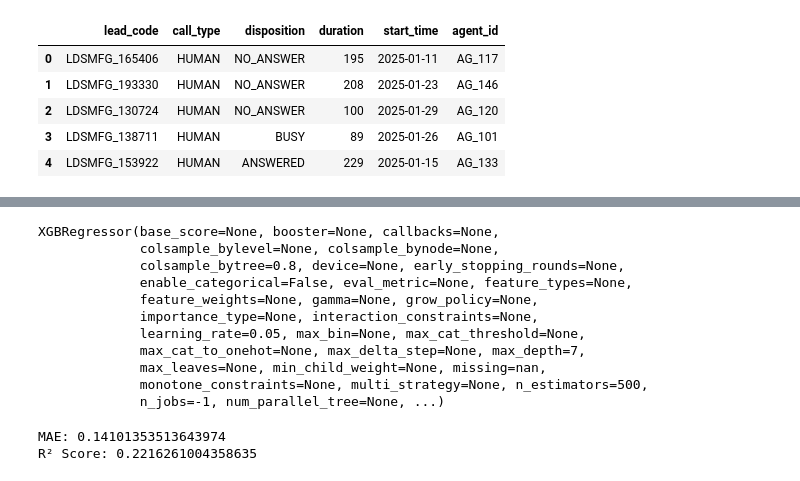
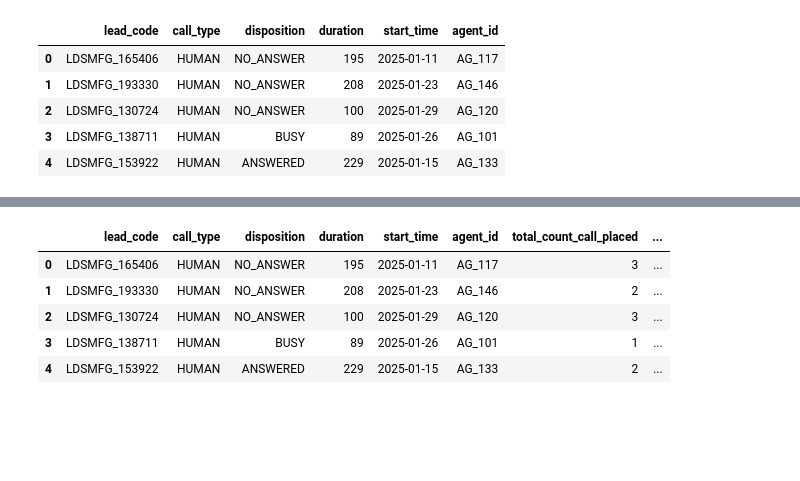
Before and after one commit to Abhishek603124/CredResolve, a Jupyter notebook: credresolve.ipynb, the cells around one changed output, grey strips where cells are left out. Saved outputs shown, nothing was run; the diff lists cells and outputs as text; code cells hidden in the pictures; blank space fills up the shorter version.

```diff
--- a/credresolve.ipynb
+++ b/credresolve.ipynb
@@ -371,38 +199,12 @@ X_test = test.drop(columns=['id', 'lead_code'])
-# %%
-from sklearn.model_selection import train_test_split
-from xgboost import XGBRegressor
-X_train, X_val, y_train, y_val = train_test_split(X, y, test_size=0.18, random_state=42)
-
-model = XGBRegressor(
-    n_estimators=500,
-    learning_rate=0.05,
-    max_depth=7,
-    subsample=0.8,
-    colsample_bytree=0.8,
-    n_jobs=-1
-)
-
-model.fit(X_train, y_train)
-# %% [output]
-XGBRegressor(base_score=None, booster=None, callbacks=None,
-             colsample_bylevel=None, colsample_bynode=None,
-             colsample_bytree=0.8, device=None, early_stopping_rounds=None,
-             enable_categorical=False, eval_metric=None, feature_types=None,
-             feature_weights=None, gamma=None, grow_policy=None,
-             importance_type=None, interaction_constraints=None,
-             learning_rate=0.05, max_bin=None, max_cat_threshold=None,
-             max_cat_to_onehot=None, max_delta_step=None, max_depth=7,
-             max_leaves=None, min_child_weight=None, missing=nan,
-             monotone_constraints=None, multi_strategy=None, n_estimators=500,
-             n_jobs=-1, num_parallel_tree=None, ...)
-# %%
-from sklearn.metrics import mean_absolute_error,r2_score
-y_pred = model.predict(X_val)
-mae = mean_absolute_error(y_val, y_pred)
-r2 = r2_score(y_val, y_pred)
-
-print("MAE:", mae)
-print("R² Score:", r2)
-# %% [output]
-MAE: 0.14101353513643974
-R² Score: 0.2216261004358635
+# %%
+df_call_placed["total_count_call_placed"] = df_call_placed.groupby("lead_code")["disposition"].transform("count")
+df_call_placed["answered_calls_count"] = (df_call_placed["disposition"]=="ANSWERED").groupby(df_call_placed["lead_code"]).transform("sum")
+df_call_placed["average_duration"] = df_call_placed.groupby("lead_code")["duration"].transform("mean")
+df_call_placed.head()
+# %% [output]
+|  | lead_code | call_type | disposition | duration | start_time | agent_id | total_count_call_placed | ... |
+| 0 | LDSMFG_165406 | HUMAN | NO_ANSWER | 195 | 2025-01-11 | AG_117 | 3 | ... |
+| 1 | LDSMFG_193330 | HUMAN | NO_ANSWER | 208 | 2025-01-23 | AG_146 | 2 | ... |
+| 2 | LDSMFG_130724 | HUMAN | NO_ANSWER | 100 | 2025-01-29 | AG_120 | 3 | ... |
+| 3 | LDSMFG_138711 | HUMAN | BUSY | 89 | 2025-01-26 | AG_101 | 1 | ... |
+| 4 | LDSMFG_153922 | HUMAN | ANSWERED | 229 | 2025-01-15 | AG_133 | 2 | ... |
```
Also changed, not shown: parts of 74 cells of this notebook.
